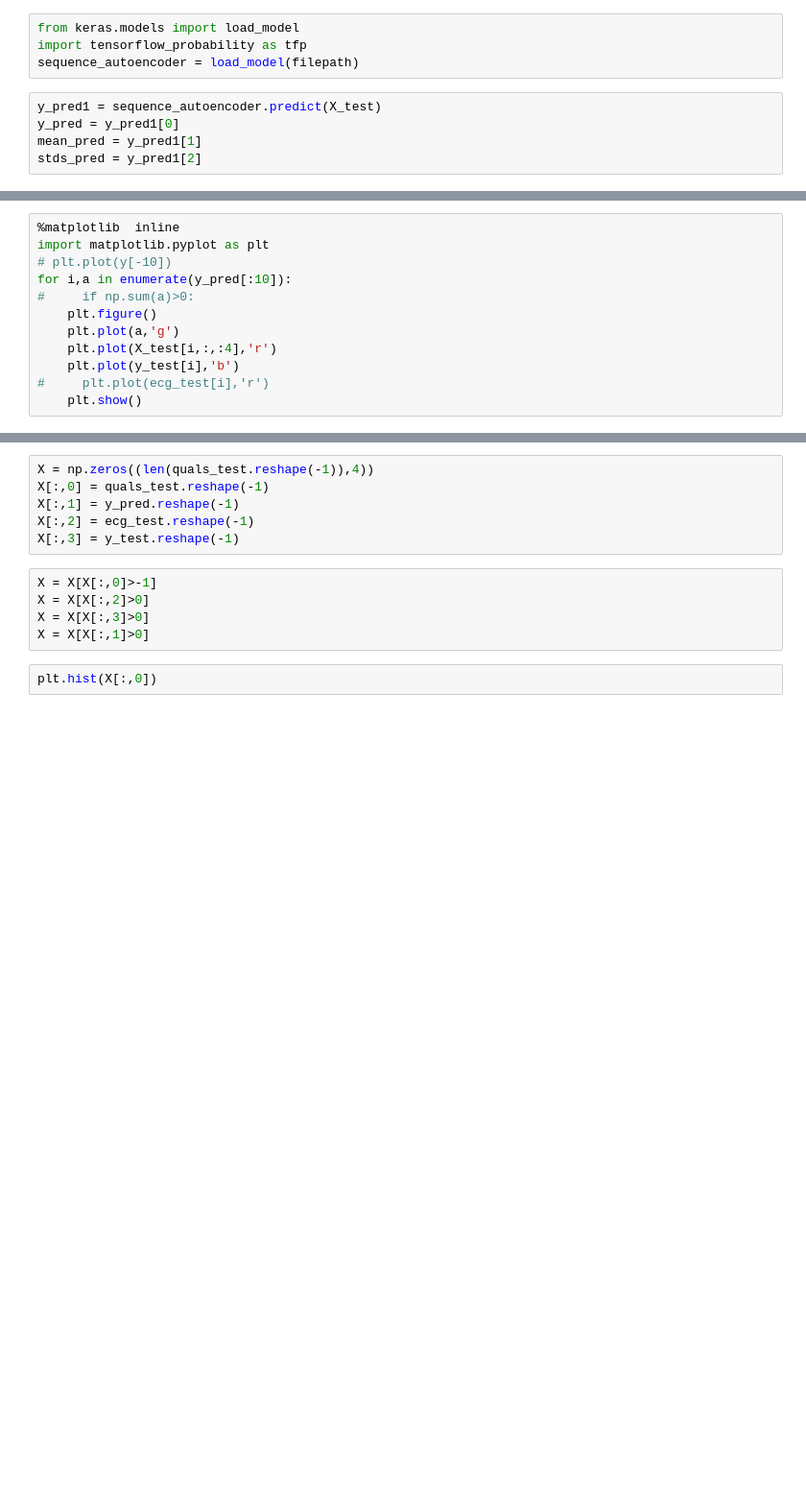
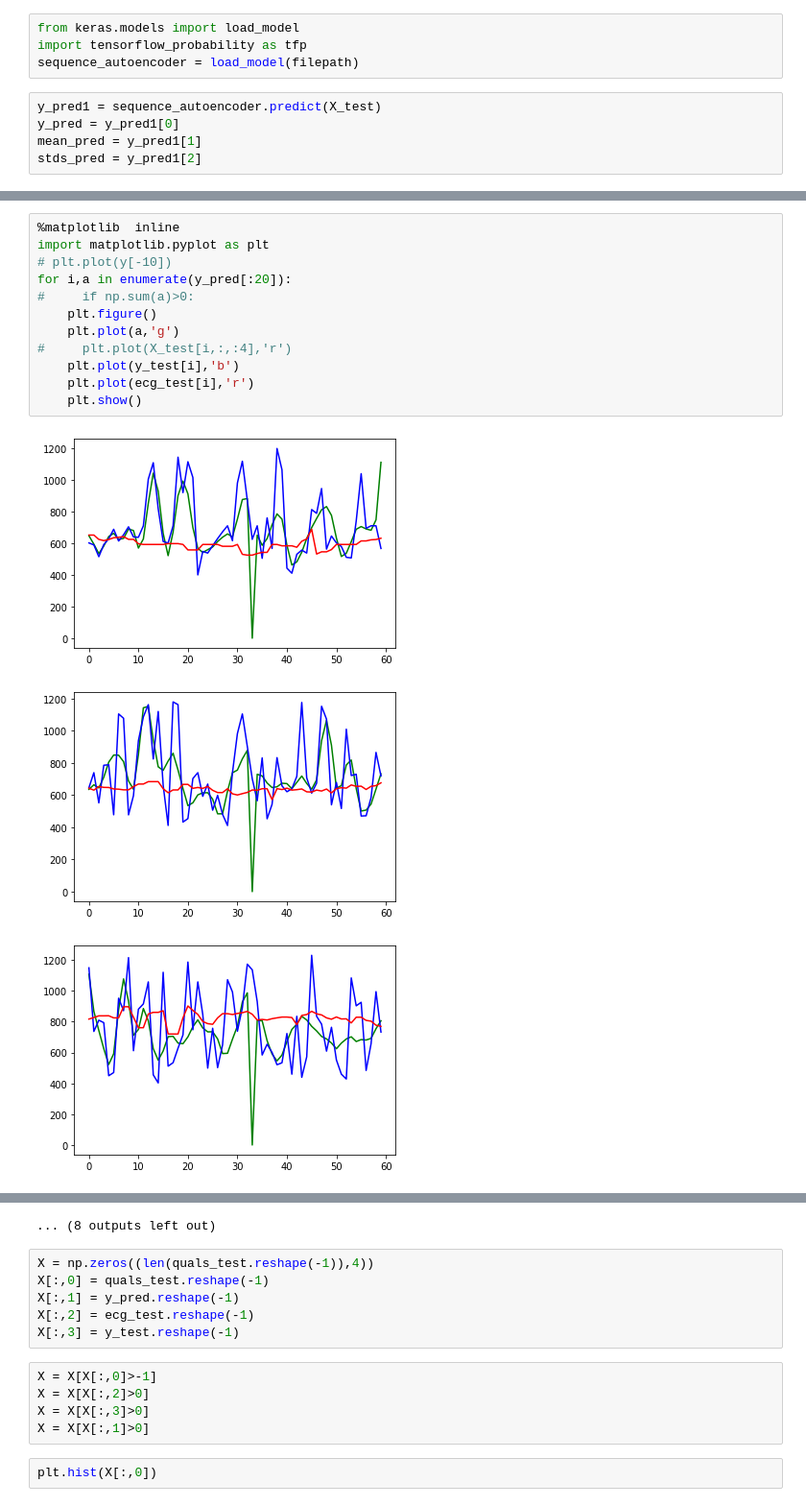
Before and after one commit to aungkonazim/RR-ECG-PPG, a Jupyter notebook: code/parse_all_data_run_autoencoder.ipynb, the cells around one changed output, grey strips where cells are left out. Shown at 96% size. Saved outputs shown, nothing was run; the diff lists cells and outputs as text; blank space fills up the shorter version.

```diff
--- a/code/parse_all_data_run_autoencoder.ipynb
+++ b/code/parse_all_data_run_autoencoder.ipynb
@@ -238,12 +282,16 @@ y_pred1[0].shape,y_pred1[1].shape,y_pred1[2].shape
 # %%
 %matplotlib  inline
 import matplotlib.pyplot as plt
 # plt.plot(y[-10])
-for i,a in enumerate(y_pred[:10]):
+for i,a in enumerate(y_pred[:20]):
 #     if np.sum(a)>0:
     plt.figure()
     plt.plot(a,'g')
-    plt.plot(X_test[i,:,:4],'r')
+#     plt.plot(X_test[i,:,:4],'r')
     plt.plot(y_test[i],'b')
-#     plt.plot(ecg_test[i],'r')
+    plt.plot(ecg_test[i],'r')
     plt.show()
+# %% [output]
+[figure, added]
+[figure, added]
+[figure, added]
@@ -250,3 +307,4 @@ for i,a in enumerate(y_pred[:10]):
+... (8 outputs left out)
 # %%
 X = np.zeros((len(quals_test.reshape(-1)),4))
 X[:,0] = quals_test.reshape(-1)
```
Also changed, not shown: parts of 11 cells of this notebook, 3 other files.
